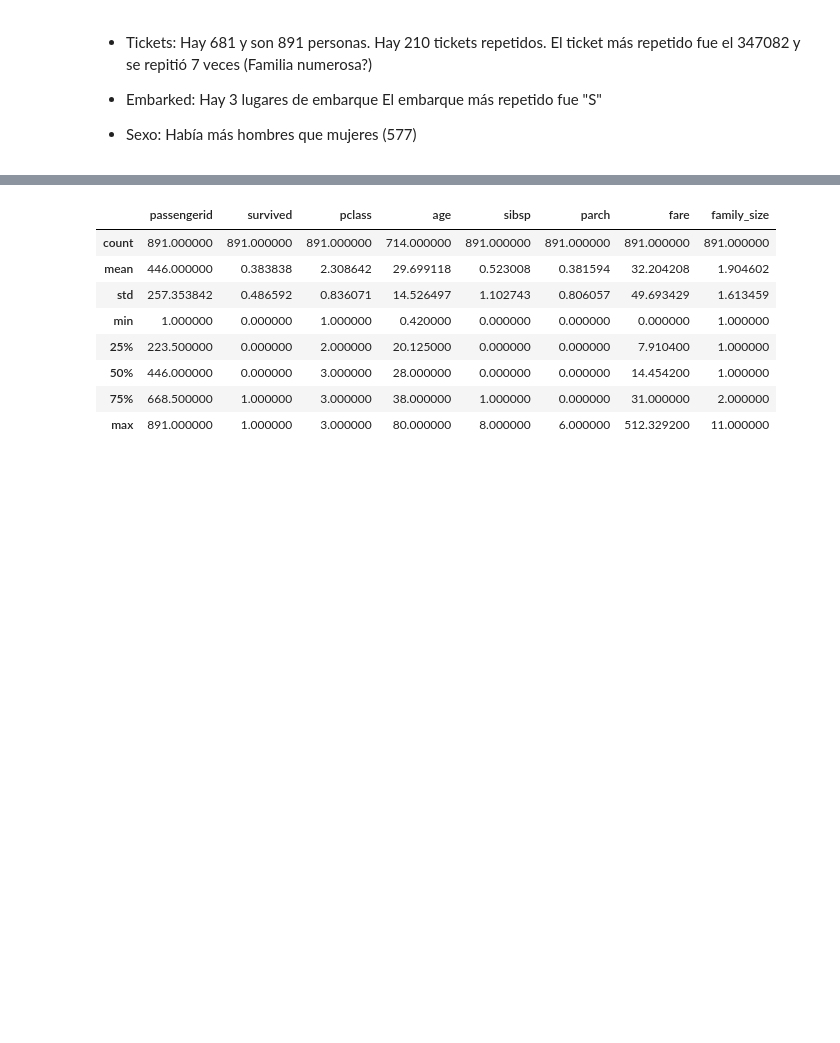
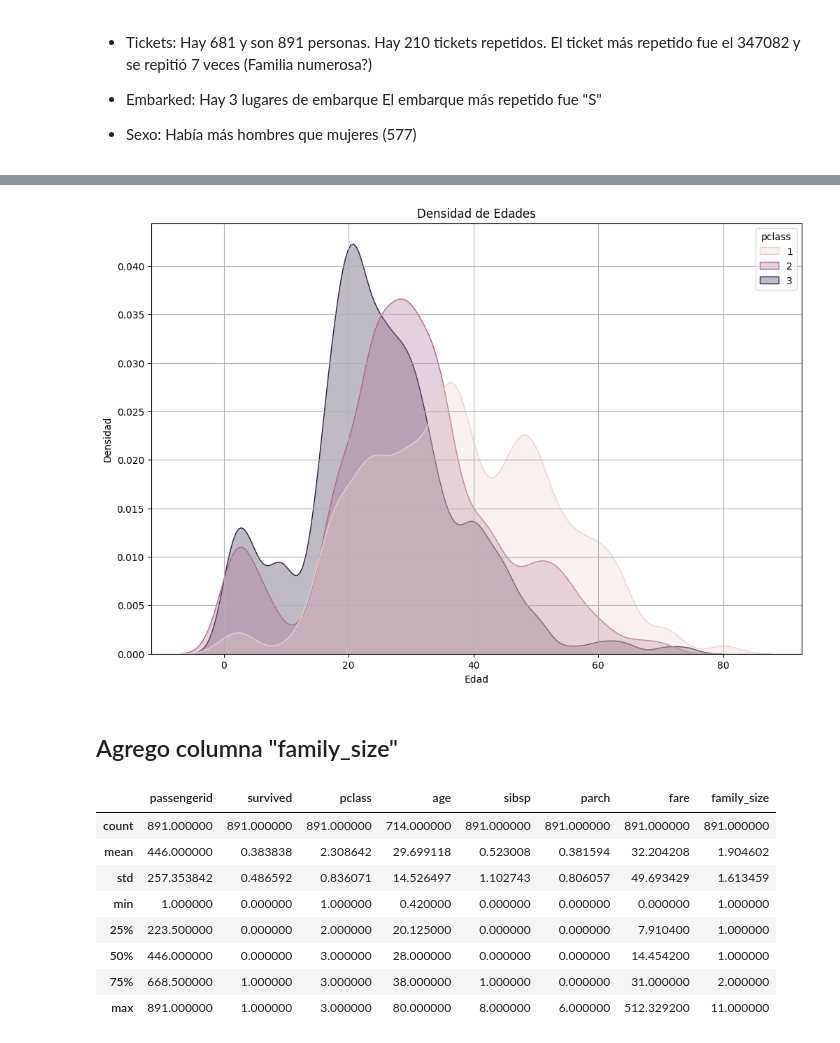
Before and after one commit to Dantelarroy/Titanic-Kaggle-Competition, a Jupyter notebook: notebooks/titanic_eda.ipynb, the cells around one changed output, grey strips where cells are left out. Drawn from its saved outputs; the diff is of its cells as text; code cells hidden in the pictures; blank space fills up the shorter version.

```diff
--- a/notebooks/titanic_eda.ipynb
+++ b/notebooks/titanic_eda.ipynb
@@ -202,3 +214,14 @@ Había más hombres que mujeres (577)
+# %%
+plt.figure(figsize=(12,8))
+sns.kdeplot(data = df, x = df['age'],hue = 'pclass',color='viridis',fill = True, bw_adjust = 0.5, common_norm = False, alpha = 0.3)
+plt.title('Densidad de Edades')
+plt.xlabel('Edad')
+plt.ylabel('Densidad')
+plt.grid(True)
+# %% [output]
+[figure, added]
+# %% [markdown]
+## Agrego columna "family_size"
 # %%
 # Cuantificar la cantidad de personas por familia (Sumar pasajero + sibsp + parch)
 # Lo sumo a df train = df y a df_test
```
Also changed, not shown: parts of 23 cells of this notebook.
